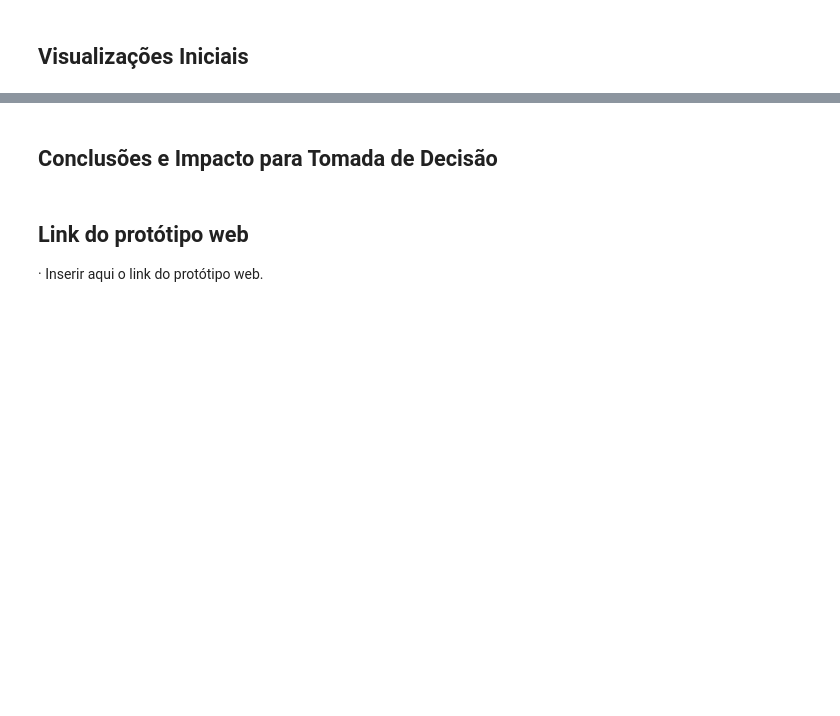
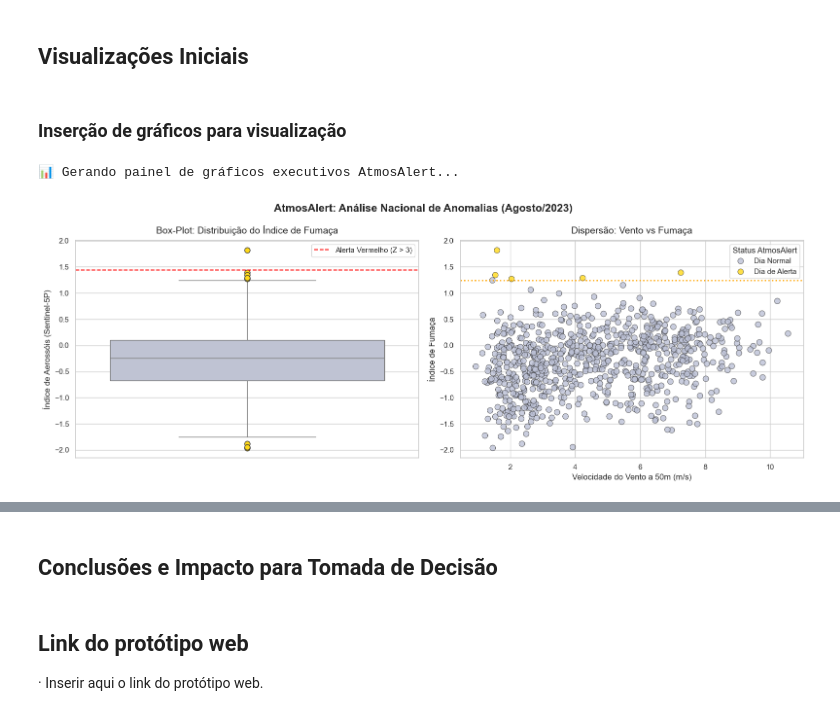
Before and after one commit to fabioamaralds/atmos-alert, a Jupyter notebook: notebooks/01_exploracao_limpeza_atmosalert.ipynb, the cells around one changed output, grey strips where cells are left out. Drawn from its saved outputs; the diff is of its cells as text; code cells hidden in the pictures; blank space fills up the shorter version.

```diff
--- a/notebooks/01_exploracao_limpeza_atmosalert.ipynb
+++ b/notebooks/01_exploracao_limpeza_atmosalert.ipynb
@@ -361,6 +366,69 @@ Investigando o histórico de PORTO VELHO entre 11/08/2023 e 16/08/2023.
 # %% [markdown]
 ## Visualizações Iniciais
+# %% [markdown]
+### Inserção de gráficos para visualização
 # %%
-## Lorem Ipsum
+# Configuração de estilo e paleta de cores
+sns.set_theme(style="whitegrid")
+cor_base = '#BCC1D6'     # Cinza suave para os dias normais
+cor_alerta = '#FFD919'   # Amarelo alerta para os outliers
+
+# Criando uma figura com 2 gráficos (1 linha, 2 colunas)
+fig, axes = plt.subplots(1, 2, figsize=(16, 6))
+fig.suptitle('AtmosAlert: Análise Nacional de Anomalias (Agosto/2023)', fontsize=16, fontweight='bold')
+
+# Gráfico 1: O Box-Plot (Visão Univariada)
+sns.boxplot(
+    ax=axes[0],
+    y=df_atmosalert['Indice_Fumaca'],
+    color=cor_base,
+    flierprops={
+        'marker': 'o',
+        'markerfacecolor': cor_alerta,
+        'markeredgecolor': '#333333',
+        'markersize': 8
+    }
+)
+
+# Recalculando limites só para desenhar as linhas no gráfico
+media = df_atmosalert['Indice_Fumaca'].mean()
+std = df_atmosalert['Indice_Fumaca'].std()
+limite_z_grafico = media + (3 * std)
+limite_iqr_grafico = df_atmosalert['Indice_Fumaca'].quantile(0.75) + 1.5 * (df_atmosalert['Indice_Fumaca'].quantile(0.75) - df_atmosalert['Indice_Fumaca'].quantile(0.25))
+
+axes[0].axhline(limite_z_grafico, color='red', linestyle='--', linewidth=1.5, label='Alerta Vermelho (Z > 3)')
+axes[0].set_title('Box-Plot: Distribuição do Índice de Fumaça', fontsize=14, pad=10)
+axes[0].set_ylabel('Índice de Aerossóis (Sentinel-5P)')
+axes[0].legend()
+
+# Gráfico 2: Dispersão Vento vs Fumaça (Visão Bivariada)
+# Colorindo os pontos baseados na coluna de Alerta_IQR que criamos antes
+sns.scatterplot(
+    ax=axes[1],
+    data=df_atmosalert,
+    x='Velocidade_Vento_50m',
+    y='Indice_Fumaca',
+    hue='Alerta_IQR',
+    palette={False: cor_base, True: cor_alerta},
+    edgecolor='#333333',
+    s=70, # Tamanho dos círculos
+    alpha=0.8
+)
+
+axes[1].axhline(limite_iqr_grafico, color='orange', linestyle=':', linewidth=2, label='Linha de Corte (IQR)')
+axes[1].set_title('Dispersão: Vento vs Fumaça', fontsize=14, pad=10)
+axes[1].set_xlabel('Velocidade do Vento a 50m (m/s)')
+axes[1].set_ylabel('Índice de Fumaça')
+
+# Ajusta a legenda para ficar clara para quem não é técnico
+handles, _ = axes[1].get_legend_handles_labels()
+axes[1].legend(handles=handles, labels=['Dia Normal', 'Dia de Alerta'], title='Status AtmosAlert')
+
+# Ajusta o layout e plota
+plt.tight_layout()
+plt.show()
+# %% [output]
+📊 Gerando painel de gráficos executivos AtmosAlert...
+[figure, added]
 # %% [markdown]
 ## Correlação
```
Also changed, not shown: parts of 9 cells of this notebook.
